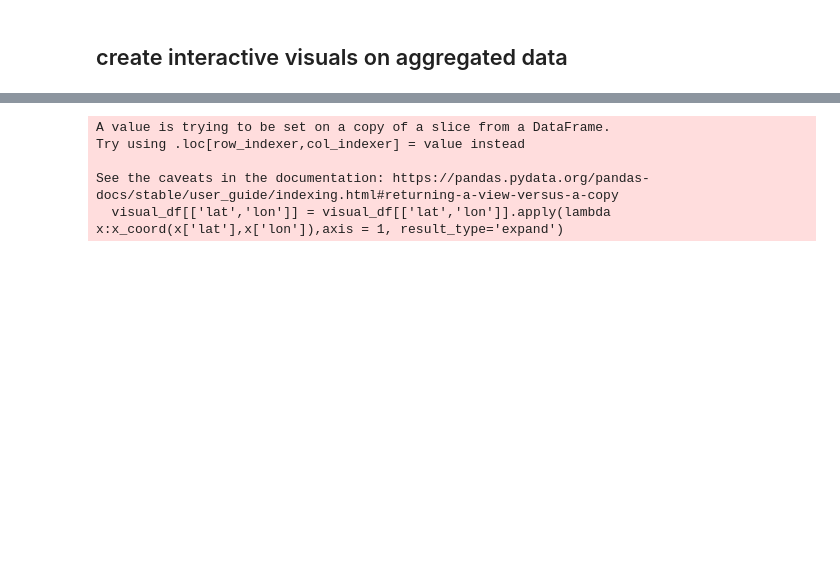
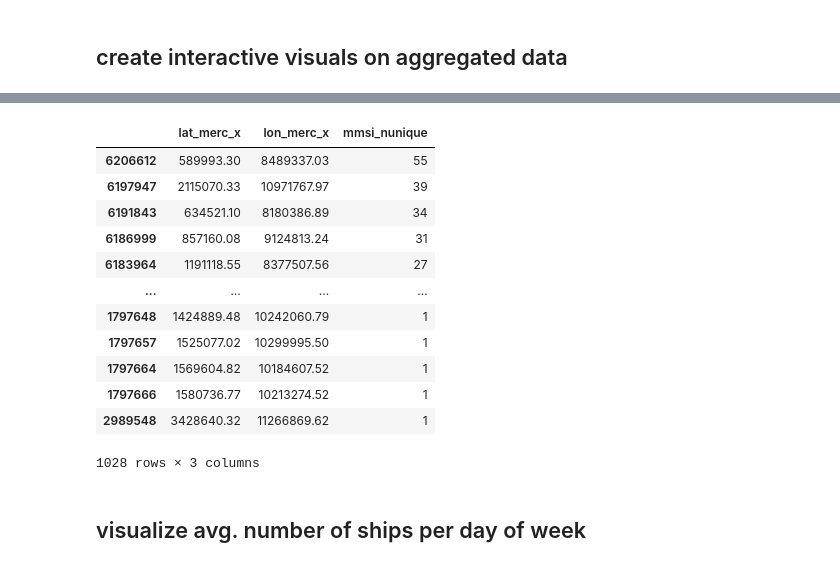
Before and after one commit to DaMuBo/ais_analysis, a Jupyter notebook: experiments/04_first_visuals.ipynb, the cells around one changed output, grey strips where cells are left out. Cells and saved outputs as stored; diff of their text form; code cells hidden in the pictures; blank space fills up the shorter version.

```diff
--- a/experiments/04_first_visuals.ipynb
+++ b/experiments/04_first_visuals.ipynb
@@ -174,43 +141,0 @@ SyntaxError: invalid syntax (<ipython-input-50-cb34e61a558f>, line 1)
-# %%
-from bokeh.plotting import figure,save, output_file, show
-from bokeh.tile_providers import CARTODBPOSITRON, get_provider
-from bokeh.models import ColumnDataSource
-
-def x_coord(x,y):
-
-    lat = float(x)
-    lon = float(y)
-
-    r_major = 6378137.000
-    x = r_major * np.radians(lon)
-    scale = x/lon
-    y = 180.0/np.pi * np.log(np.tan(np.pi/4.0 +
-        lat * (np.pi/180.0)/2.0)) * scale
-    return (x, y)
-
-output_file("visuals.html")
-
-tile_provider = get_provider(CARTODBPOSITRON)
-
-visual_df[['lat','lon']] = visual_df[['lat','lon']].apply(lambda x:x_coord(x['lat'],x['lon']),axis = 1, result_type='expand')
-
-#visual_df[['lat','lon']] = [x_coord(x, y) for x, y in visual_df[['lat','lon']].values.tolist()]
-visual = visual_df[['lat', 'lon','mmsi_nunique']][visual_df['msgtime'] == '2022-04-17 11:20:00']
-
-# build your plotty
-p = figure(title="My first interactive plot!", plot_width=800, plot_height=700,
-           x_range=(1500000, 1700000), y_range=(7000000, 12000000),
-           x_axis_type="mercator", y_axis_type="mercator")
-p.add_tile(tile_provider)
-
-# hier nochmal schauen wie die Größe in Abhängigkeit der anzabl an schiffen zu dem zeitpunkt gemessen werden kann
-p.circle(x=visual['lat'], y=visual['lon'], size=visual['mmsi_nunique'], color="red")
-#p.circle(x=visual['lat'], y=visual['lon'], size=5, color="red")
-
-show(p)
-# %% [output]
-A value is trying to be set on a copy of a slice from a DataFrame.
-Try using .loc[row_indexer,col_indexer] = value instead
-
-See the caveats in the documentation: https://pandas.pydata.org/pandas-docs/stable/user_guide/indexing.html#returning-a-view-versus-a-copy
-  visual_df[['lat','lon']] = visual_df[['lat','lon']].apply(lambda x:x_coord(x['lat'],x['lon']),axis = 1, result_type='expand')
@@ -216,0 +147,18 @@ See the caveats in the documentation: https://pandas.pydata.org/pandas-docs/stab
+# %%
+visual_df[['lat_merc_x','lon_merc_x','mmsi_nunique']][visual_df['msgtime'] == '2022-04-17 11:20:00'].sort_values('mmsi_nunique',ascending=False)
+# %% [output]
+|  | lat_merc_x | lon_merc_x | mmsi_nunique |
+| 6206612 | 589993.30 | 8489337.03 | 55 |
+| 6197947 | 2115070.33 | 10971767.97 | 39 |
+| 6191843 | 634521.10 | 8180386.89 | 34 |
+| 6186999 | 857160.08 | 9124813.24 | 31 |
+| 6183964 | 1191118.55 | 8377507.56 | 27 |
+| ... | ... | ... | ... |
+| 1797648 | 1424889.48 | 10242060.79 | 1 |
+| 1797657 | 1525077.02 | 10299995.50 | 1 |
+| 1797664 | 1569604.82 | 10184607.52 | 1 |
+| 1797666 | 1580736.77 | 10213274.52 | 1 |
+| 2989548 | 3428640.32 | 11266869.62 | 1 |
+1028 rows × 3 columns
+# %% [markdown]
+## visualize avg. number of ships per day of week
```
Also changed, not shown: parts of 18 cells of this notebook, 6 other files.
